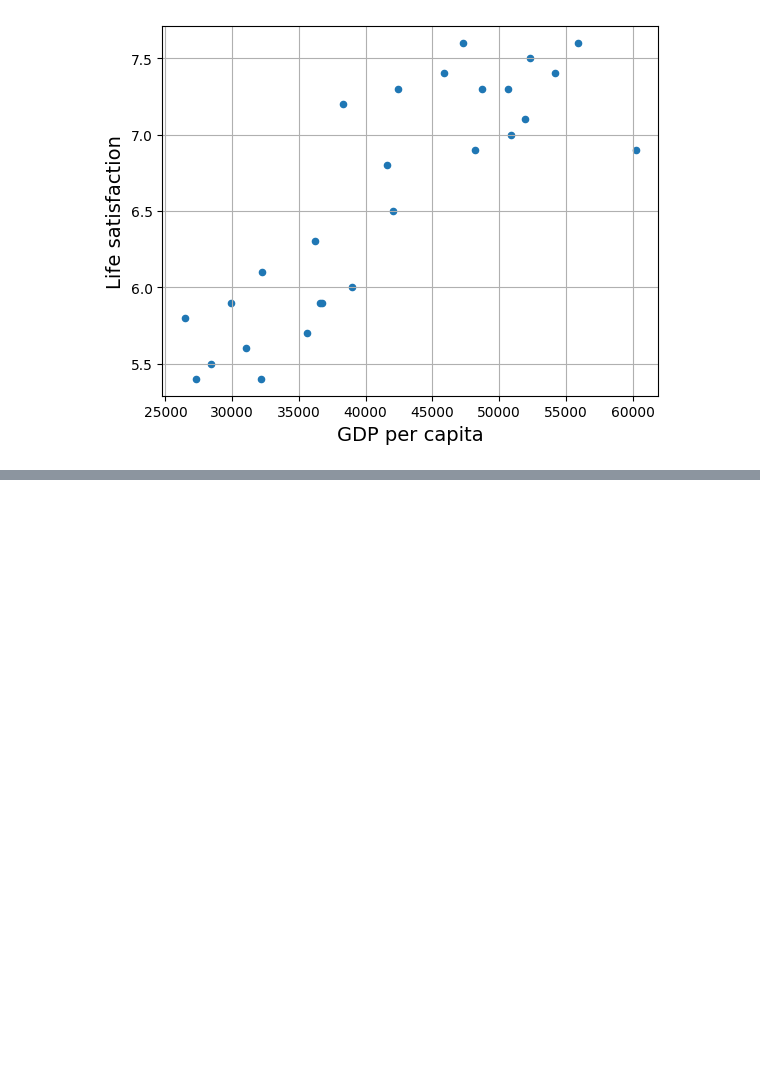
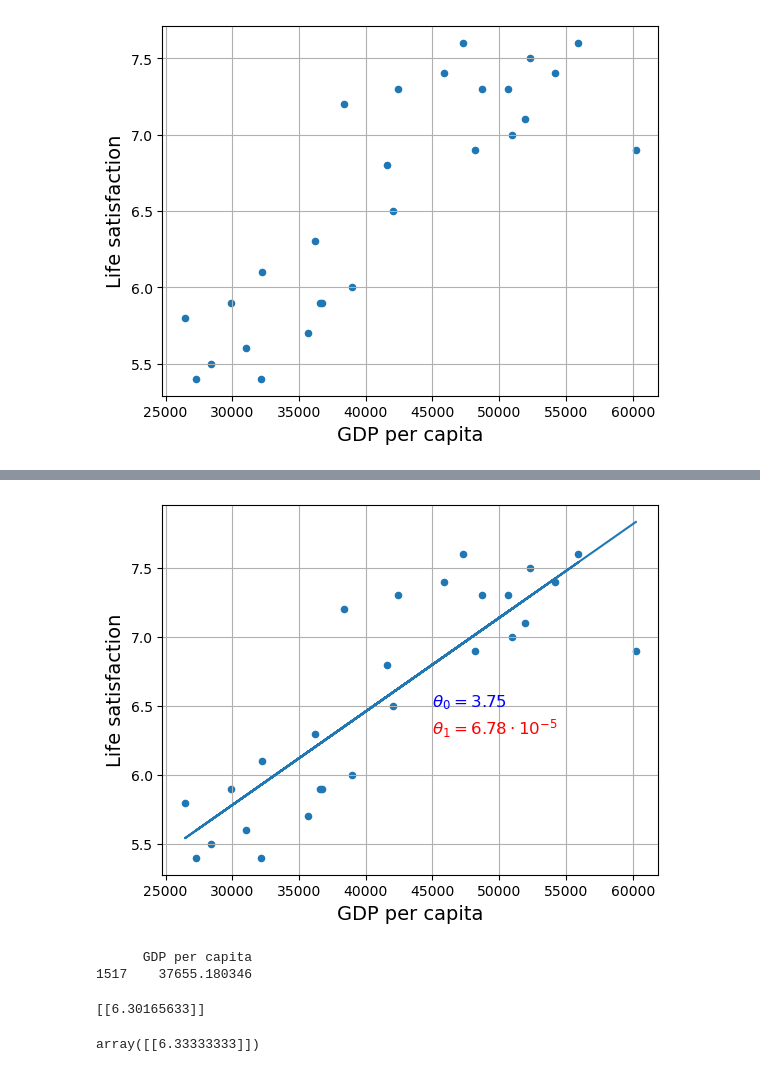
Before and after one commit to xmix2137/python_projects, a Jupyter notebook: 01_krajobraz_uczenia_maszynowego.ipynb, the cells around one changed output, grey strips where cells are left out. Drawn from its saved outputs; the diff is of its cells as text; code cells hidden in the pictures; blank space fills up the shorter version.

```diff
--- a/01_krajobraz_uczenia_maszynowego.ipynb
+++ b/01_krajobraz_uczenia_maszynowego.ipynb
@@ -210,9 +211,35 @@ NameError: name 'LinearRegression' is not defined
 # %%
 lifesat.plot(kind='scatter', grid=True,
 x="GDP per capita", y='Life satisfaction')
+plt.plot(X, theta_0+theta_1*X)
+plt.text(45000, 6.5, fr"$\theta_0 = {theta_0.round(2)}$", color="blue")
+plt.text(45000, 6.3, fr"$\theta_1 = {theta_1 * 1e5:.2f}\cdot10^{{-5}}$", color="red")
 #czegos brakuje
 plt.show()
+# %% [output]
+[figure, added]
 # %%
 cyprus_gdp_per_capita_2020 = (
-    gdp_per_capita_2020[gdp_per_capita_2020["Entity"]=="Cyprus"]
+    gdp_per_capita_2020[gdp_per_capita_2020["Entity"]=="Cyprus"][["GDP per capita"]]
 )
+print(cyprus_gdp_per_capita_2020)
+# %% [output]
+      GDP per capita
+1517    37655.180346
+# %%
+cyprus_predocted_life_satisfaction = model.predict(cyprus_gdp_per_capita_2020)
+print(cyprus_predocted_life_satisfaction)
+# %% [output]
+[[6.30165633]]
+# %%
+from sklearn.linear_model import LinearRegression
+model = LinearRegression
+
+from sklearn.neighbors import KNeighborsRegressor
+model_knn = KNeighborsRegressor(n_neighbors=3)
+
+model_knn.fit(X,y)
+
+model_knn.predict(cyprus_gdp_per_capita_2020)
+# %% [output]
+array([[6.33333333]])
```
Also changed, not shown: parts of 1 cell of this notebook, 3 other files.
